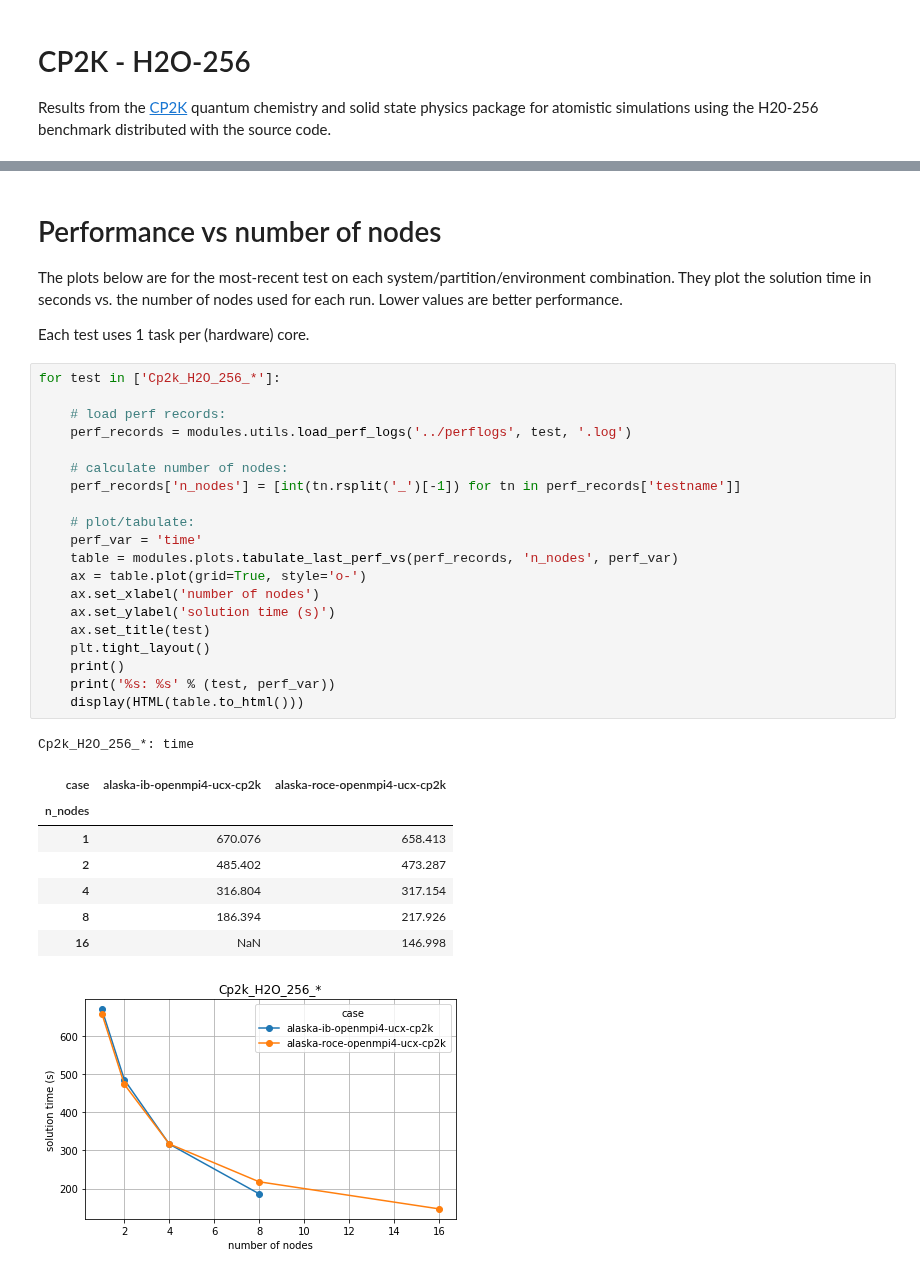
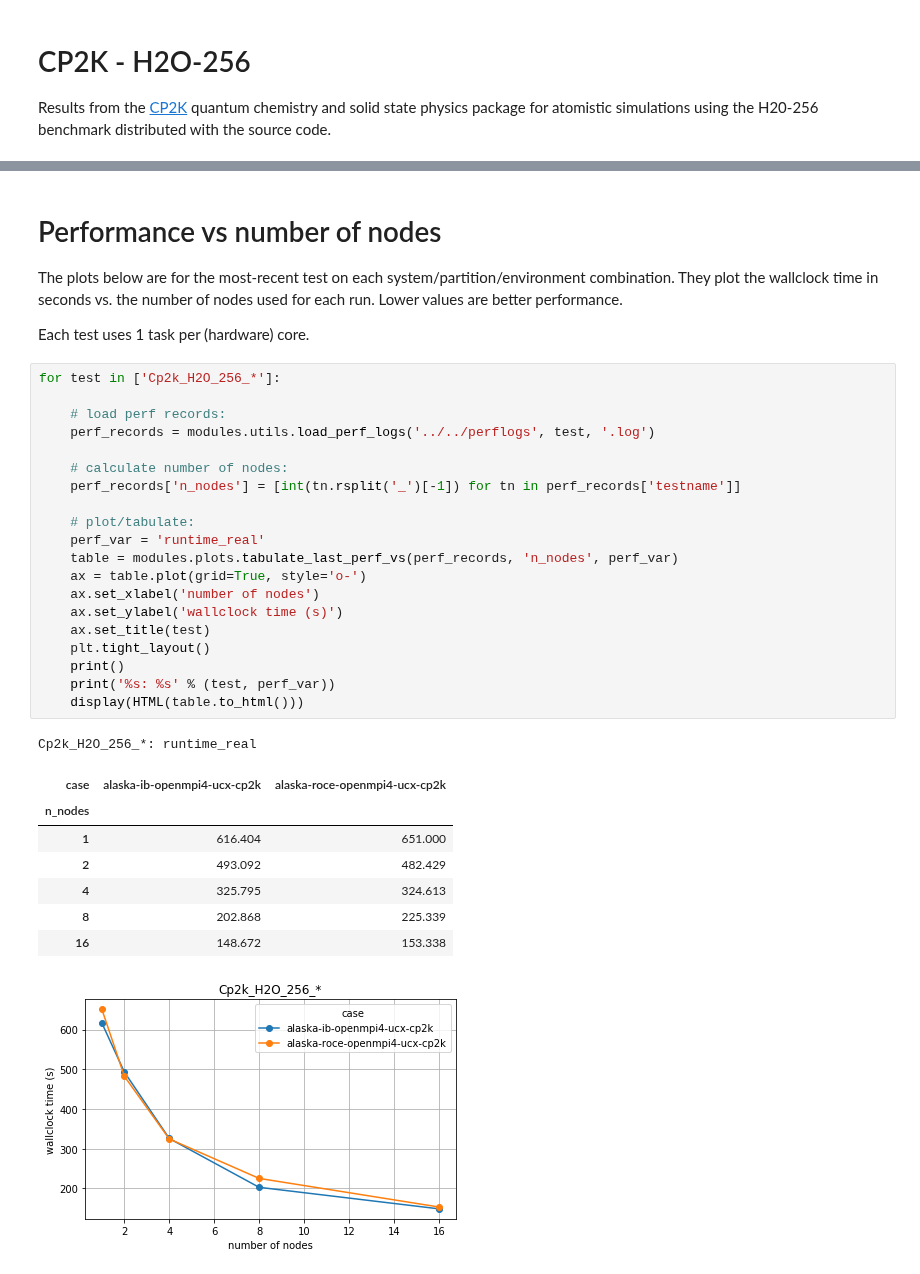
Before and after one commit to ukri-excalibur/excalibur-tests, a Jupyter notebook: apps/cp2k/cp2k.ipynb, the cells around one changed output, grey strips where cells are left out. Saved outputs shown, nothing was run; the diff lists cells and outputs as text.

```diff
--- a/apps/cp2k/cp2k.ipynb
+++ b/apps/cp2k/cp2k.ipynb
@@ -17,36 +17,36 @@ import modules
 # %% [markdown]
 # Performance vs number of nodes
 
-The plots below are for the most-recent test on each system/partition/environment combination. They plot the solution time in seconds vs. the number of nodes used for each run. Lower values are better performance.
+The plots below are for the most-recent test on each system/partition/environment combination. They plot the wallclock time in seconds vs. the number of nodes used for each run. Lower values are better performance.
 
 Each test uses 1 task per (hardware) core.
 # %%
 for test in ['Cp2k_H2O_256_*']:
 
     # load perf records:
-    perf_records = modules.utils.load_perf_logs('../perflogs', test, '.log')
+    perf_records = modules.utils.load_perf_logs('../../perflogs', test, '.log')
 
     # calculate number of nodes:
     perf_records['n_nodes'] = [int(tn.rsplit('_')[-1]) for tn in perf_records['testname']]
 
     # plot/tabulate:
-    perf_var = 'time'
+    perf_var = 'runtime_real'
     table = modules.plots.tabulate_last_perf_vs(perf_records, 'n_nodes', perf_var)
     ax = table.plot(grid=True, style='o-')
     ax.set_xlabel('number of nodes')
-    ax.set_ylabel('solution time (s)')
+    ax.set_ylabel('wallclock time (s)')
     ax.set_title(test)
     plt.tight_layout()
     print()
     print('%s: %s' % (test, perf_var))
     display(HTML(table.to_html()))
 # %% [output]
-Cp2k_H2O_256_*: time
+Cp2k_H2O_256_*: runtime_real
 | case | alaska-ib-openmpi4-ucx-cp2k | alaska-roce-openmpi4-ucx-cp2k |
 | n_nodes |  |  |
-| 1 | 670.076 | 658.413 |
-| 2 | 485.402 | 473.287 |
-| 4 | 316.804 | 317.154 |
-| 8 | 186.394 | 217.926 |
-| 16 | NaN | 146.998 |
+| 1 | 616.404 | 651.000 |
+| 2 | 493.092 | 482.429 |
+| 4 | 325.795 | 324.613 |
+| 8 | 202.868 | 225.339 |
+| 16 | 148.672 | 153.338 |
-[figure, old version]
+[figure, new version]
```
Also changed, not shown: parts of 1 cell of this notebook, 8 other files.
